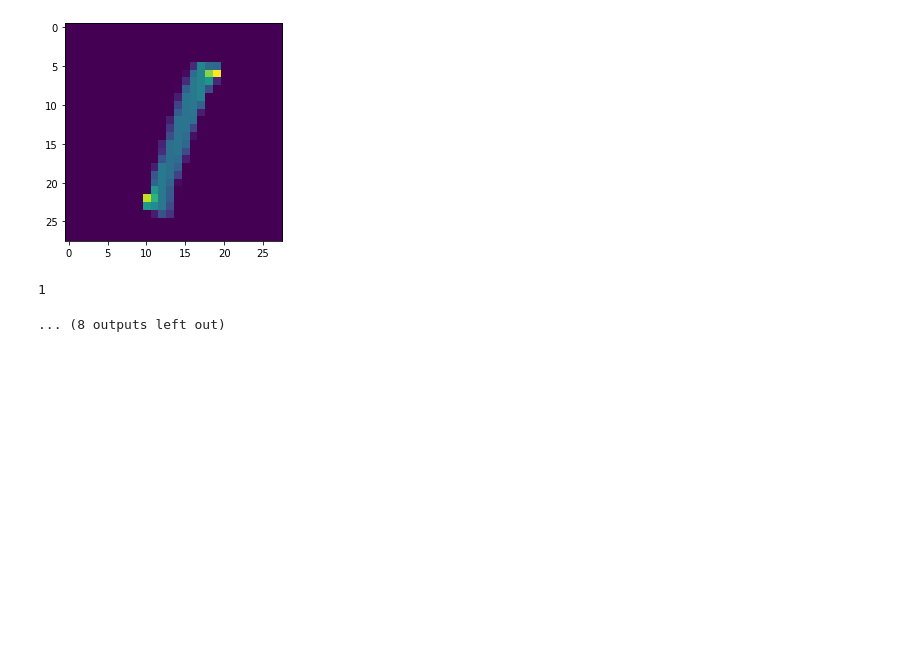
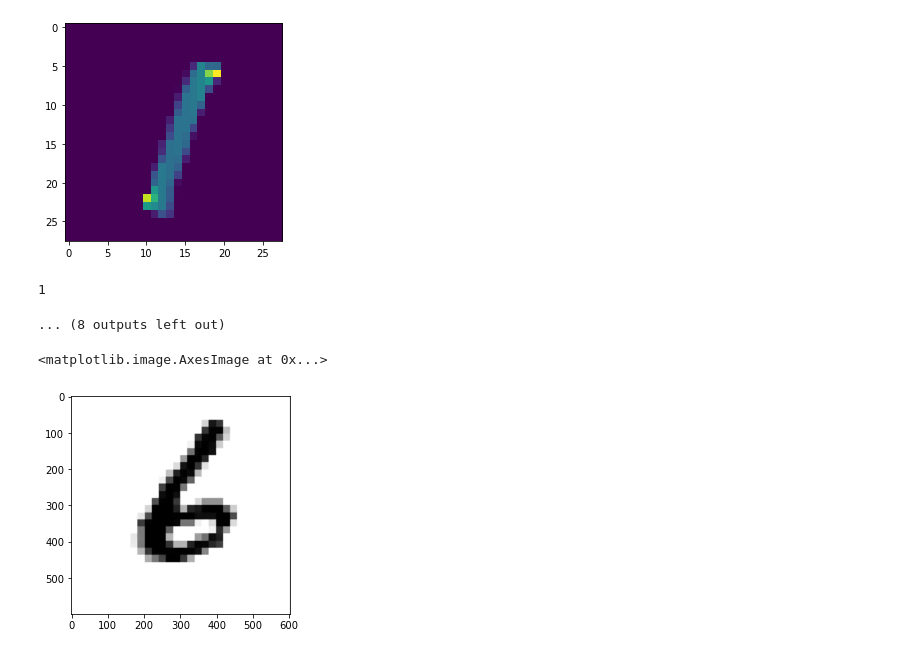
Before and after one commit to OnurSalih/Handwritten-Digit-Recognition, a Jupyter notebook: Hand-written Digit Recognition.ipynb, the cells around one changed output. Cells and saved outputs as stored; diff of their text form; code cells hidden in the pictures; blank space fills up the shorter version.

```diff
--- a/Hand-written Digit Recognition.ipynb
+++ b/Hand-written Digit Recognition.ipynb
@@ -125,3 +125,17 @@ for x in range(10):
 [figure]
 1
 ... (8 outputs left out)
+# %%
+#formatting my own data to match MNIST dataset format
+
+import cv2
+
+#loading the image
+file = r'D:\Machine Learning Project\6.png'
+test_image = cv2.imread(file, cv2.IMREAD_GRAYSCALE)
+
+#previewing the image
+plt.imshow(test_image, cmap = 'gray')
+# %% [output]
+<matplotlib.image.AxesImage at 0x...>
+[figure, added]
```
Also changed, not shown: parts of 5 cells of this notebook.
